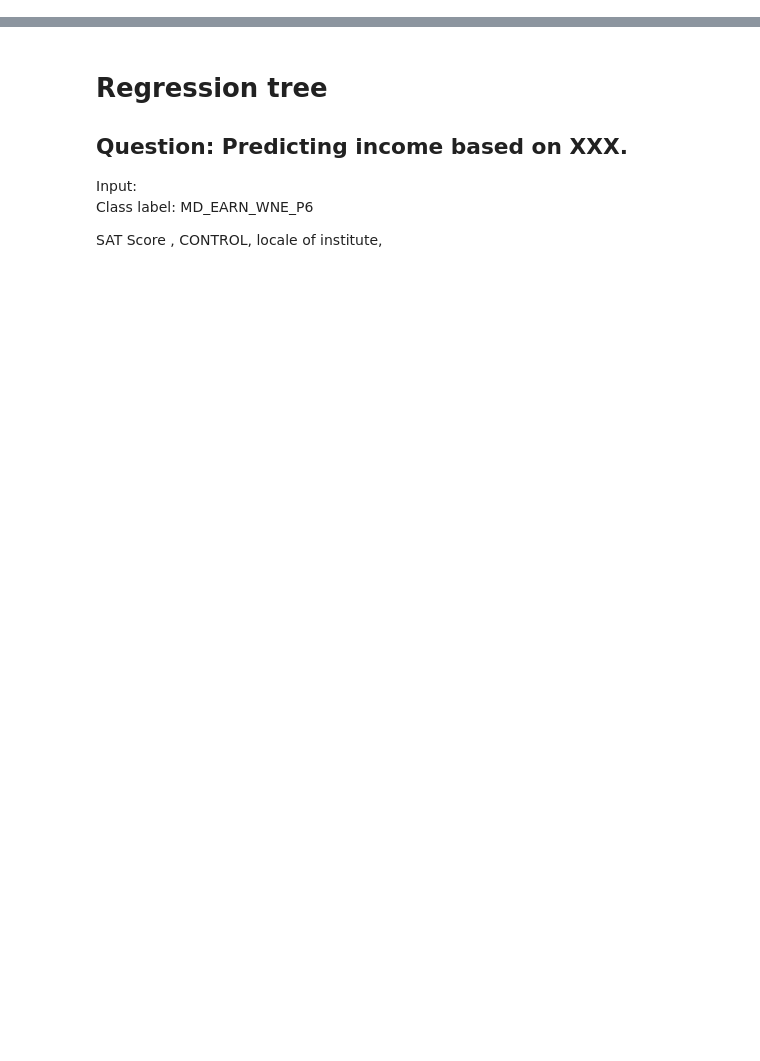
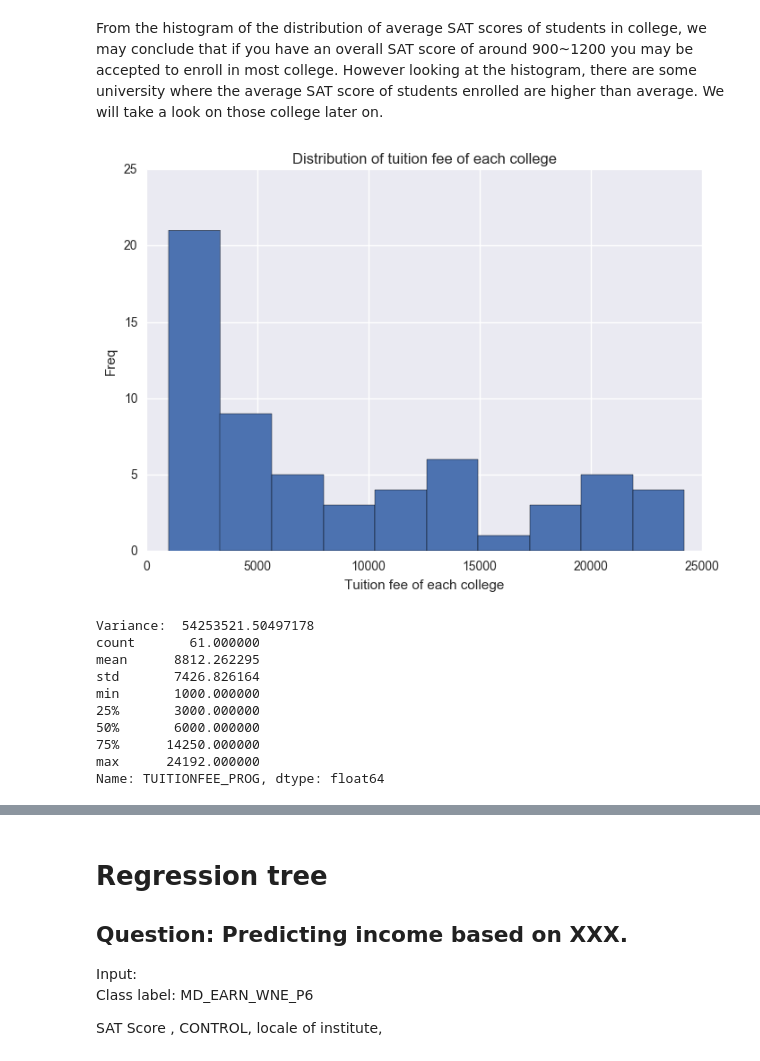
Before and after one commit to DarrylCheng/US-Dept-of-Education-College-Scorecard, a Jupyter notebook: US Dept of Education - College Scorecard.ipynb, the cells around one changed output, grey strips where cells are left out. Cells and saved outputs as stored; diff of their text form; code cells hidden in the pictures; blank space fills up the shorter version.

```diff
--- a/US Dept of Education - College Scorecard.ipynb
+++ b/US Dept of Education - College Scorecard.ipynb
@@ -17,0 +101,25 @@ df_copy = data.copy()
+# %% [markdown]
+From the histogram of the distribution of average SAT scores of students in college, we may conclude that if you have an overall SAT score of around 900~1200 you may be accepted to enroll in most college. However looking at the histogram, there are some university where the average SAT score of students enrolled are higher than average. We will take a look on those college later on.
+# %%
+variable_to_check = "TUITIONFEE_PROG"
+dfplt = cleanVariable(variable_to_check)
+plt.hist(dfplt[variable_to_check], bins=10)
+plt.xlabel("Tuition fee of each college")
+plt.ylabel("Freq")
+plt.title("Distribution of tuition fee of each college")
+plt.show()
+
+print("Variance: ", np.var(dfplt[variable_to_check]))
+print(dfplt[variable_to_check].describe())
+# %% [output]
+[figure, added]
+Variance:  54253521.50497178
+count       61.000000
+mean      8812.262295
+std       7426.826164
+min       1000.000000
+25%       3000.000000
+50%       6000.000000
+75%      14250.000000
+max      24192.000000
+Name: TUITIONFEE_PROG, dtype: float64
```
Also changed, not shown: parts of 42 cells of this notebook.
